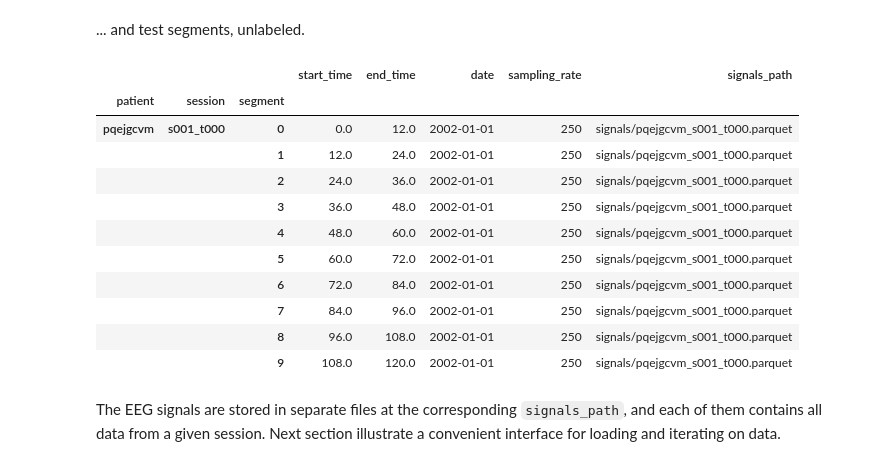
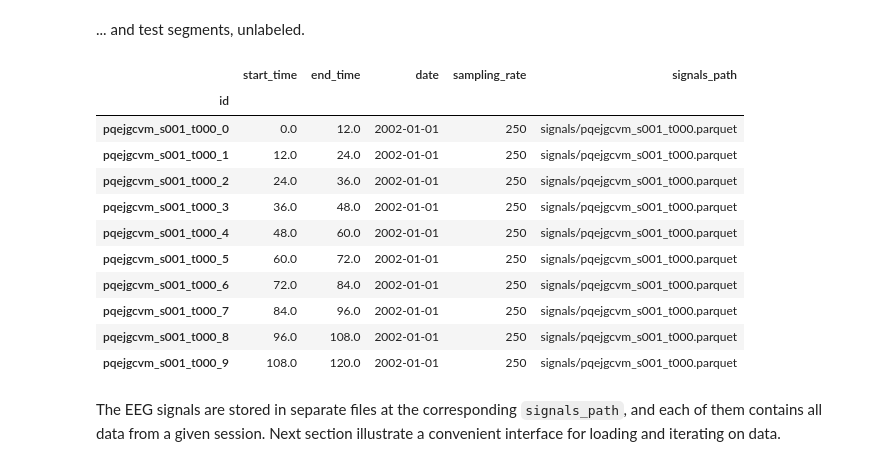
Before and after one commit to epanner/EPFL-NWML-25, a Jupyter notebook: example.ipynb, the cells around one changed output. Drawn from its saved outputs; the diff is of its cells as text; code cells hidden in the pictures.

```diff
--- a/example.ipynb
+++ b/example.ipynb
@@ -124,21 +124,21 @@ display(clips_tr.iloc[100:115])
 # %% [markdown]
 ... and test segments, unlabeled.
 # %%
-clips_te = pd.read_parquet(DATA_ROOT / "test/segments.parquet")
+clips_te = pd.read_parquet(DATA_ROOT / "test/test/segments.parquet")
 display(clips_te.head(10))
 # %% [output]
-|  |  |  | start_time | end_time | date | sampling_rate | signals_path |
-| patient | session | segment |  |  |  |  |  |
-| pqejgcvm | s001_t000 | 0 | 0.0 | 12.0 | 2002-01-01 | 250 | signals/pqejgcvm_s001_t000.parquet |
-|  |  | 1 | 12.0 | 24.0 | 2002-01-01 | 250 | signals/pqejgcvm_s001_t000.parquet |
-|  |  | 2 | 24.0 | 36.0 | 2002-01-01 | 250 | signals/pqejgcvm_s001_t000.parquet |
-|  |  | 3 | 36.0 | 48.0 | 2002-01-01 | 250 | signals/pqejgcvm_s001_t000.parquet |
-|  |  | 4 | 48.0 | 60.0 | 2002-01-01 | 250 | signals/pqejgcvm_s001_t000.parquet |
-|  |  | 5 | 60.0 | 72.0 | 2002-01-01 | 250 | signals/pqejgcvm_s001_t000.parquet |
-|  |  | 6 | 72.0 | 84.0 | 2002-01-01 | 250 | signals/pqejgcvm_s001_t000.parquet |
-|  |  | 7 | 84.0 | 96.0 | 2002-01-01 | 250 | signals/pqejgcvm_s001_t000.parquet |
-|  |  | 8 | 96.0 | 108.0 | 2002-01-01 | 250 | signals/pqejgcvm_s001_t000.parquet |
-|  |  | 9 | 108.0 | 120.0 | 2002-01-01 | 250 | signals/pqejgcvm_s001_t000.parquet |
+|  | start_time | end_time | date | sampling_rate | signals_path |
+| id |  |  |  |  |  |
+| pqejgcvm_s001_t000_0 | 0.0 | 12.0 | 2002-01-01 | 250 | signals/pqejgcvm_s001_t000.parquet |
+| pqejgcvm_s001_t000_1 | 12.0 | 24.0 | 2002-01-01 | 250 | signals/pqejgcvm_s001_t000.parquet |
+| pqejgcvm_s001_t000_2 | 24.0 | 36.0 | 2002-01-01 | 250 | signals/pqejgcvm_s001_t000.parquet |
+| pqejgcvm_s001_t000_3 | 36.0 | 48.0 | 2002-01-01 | 250 | signals/pqejgcvm_s001_t000.parquet |
+| pqejgcvm_s001_t000_4 | 48.0 | 60.0 | 2002-01-01 | 250 | signals/pqejgcvm_s001_t000.parquet |
+| pqejgcvm_s001_t000_5 | 60.0 | 72.0 | 2002-01-01 | 250 | signals/pqejgcvm_s001_t000.parquet |
+| pqejgcvm_s001_t000_6 | 72.0 | 84.0 | 2002-01-01 | 250 | signals/pqejgcvm_s001_t000.parquet |
+| pqejgcvm_s001_t000_7 | 84.0 | 96.0 | 2002-01-01 | 250 | signals/pqejgcvm_s001_t000.parquet |
+| pqejgcvm_s001_t000_8 | 96.0 | 108.0 | 2002-01-01 | 250 | signals/pqejgcvm_s001_t000.parquet |
+| pqejgcvm_s001_t000_9 | 108.0 | 120.0 | 2002-01-01 | 250 | signals/pqejgcvm_s001_t000.parquet |
 # %% [markdown]
 The EEG signals are stored in separate files at the corresponding `signals_path`, and each of them contains all data from a given session. Next section illustrate a convenient interface for loading and iterating on data.
 # %%
```
Also changed, not shown: parts of 8 cells of this notebook.
